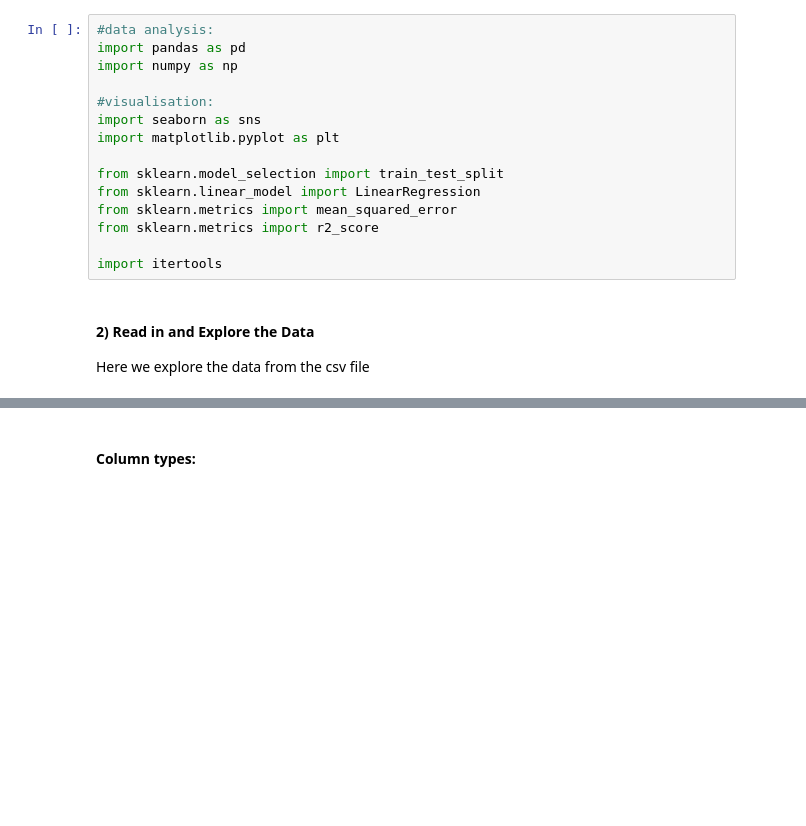
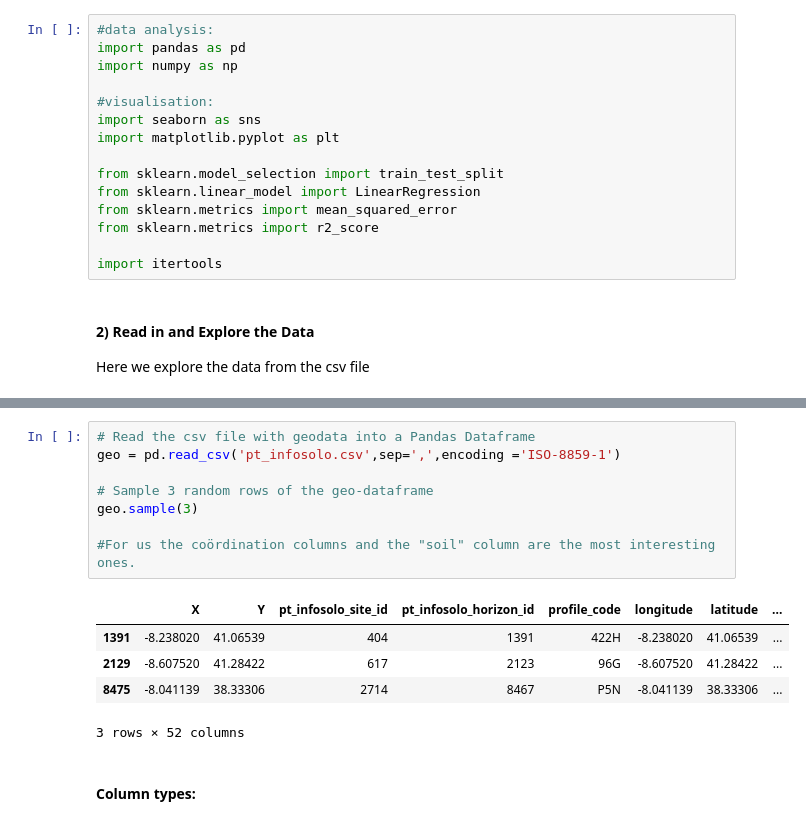
Before and after one commit to Johanvandeglind/cm_red_wine_group_7, a Jupyter notebook: Read datapack.ipynb, the cells around one changed output, grey strips where cells are left out. Saved outputs shown, nothing was run; the diff lists cells and outputs as text; blank space fills up the shorter version.

```diff
--- a/Read datapack.ipynb
+++ b/Read datapack.ipynb
@@ -52,4 +52,18 @@ df.sample(5)
 5 rows × 21 columns
+# %%
+# Read the csv file with geodata into a Pandas Dataframe
+geo = pd.read_csv('pt_infosolo.csv',sep=',',encoding ='ISO-8859-1')
+
+# Sample 3 random rows of the geo-dataframe
+geo.sample(3)
+
+#For us the coördination columns and the "soil" column are the most interesting ones.
+# %% [output]
+|  | X | Y | pt_infosolo_site_id | pt_infosolo_horizon_id | profile_code | longitude | latitude | ... |
+| 1391 | -8.238020 | 41.06539 | 404 | 1391 | 422H | -8.238020 | 41.06539 | ... |
+| 2129 | -8.607520 | 41.28422 | 617 | 2123 | 96G | -8.607520 | 41.28422 | ... |
+| 8475 | -8.041139 | 38.33306 | 2714 | 8467 | P5N | -8.041139 | 38.33306 | ... |
+3 rows × 52 columns
 # %% [markdown]
 #### Column types:
 # %%
```
Also changed, not shown: parts of 11 cells of this notebook, 3 other files.
